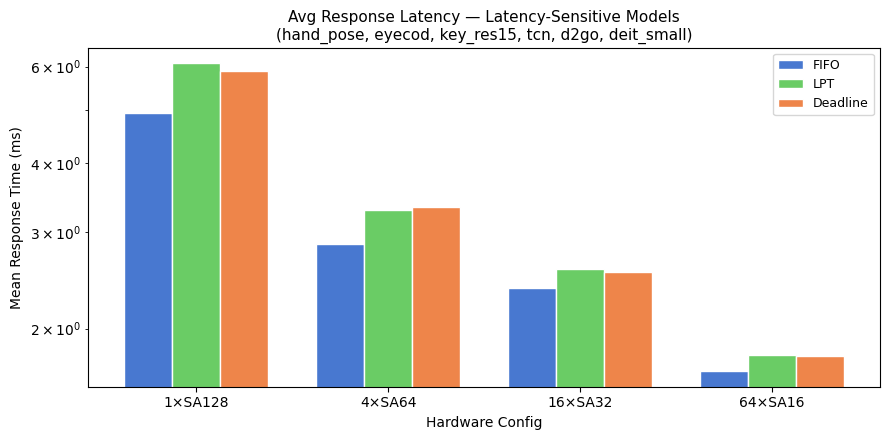
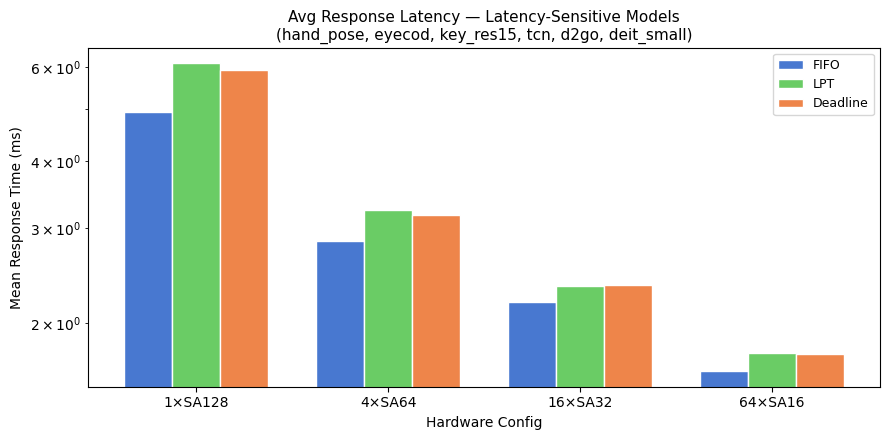
Code edit (unified diff) that turned the first committed figure into the second:
--- before
+++ after
@@ -80,5 +80,5 @@
 
 # ─────────────────────────────────────────────────────────────────────────────
-# Fig 4 — SA Array Utilization
+# Fig 4 — PE Utilization
 # ─────────────────────────────────────────────────────────────────────────────
 util_pct = util_pivot * 100
@@ -96,9 +96,9 @@
 ax4.set_xticks(x)
 ax4.set_xticklabels(xlabels)
-ax4.set_ylabel('SA Array Utilization (%)')
+ax4.set_ylabel('PE Utilization (%)')
 ax4.set_xlabel('Hardware Config')
-ax4.set_title('SA Array Utilization (latency + throughput tasks combined)', fontsize=11)
+ax4.set_title('PE Utilization — MappingEff × ComputeUtil × Temporal Occupancy', fontsize=11)
 ax4.yaxis.set_major_formatter(mticker.PercentFormatter())
-ax4.set_ylim(0, 115)
+ax4.set_ylim(0, 50)
 ax4.legend(fontsize=9)
 plt.tight_layout()

Commit: updated utilization tracking